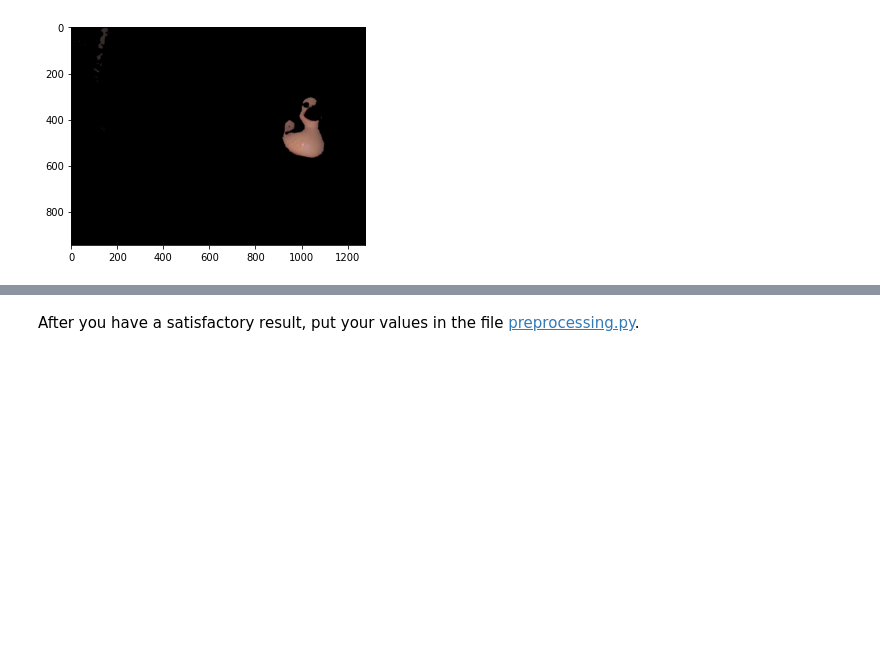
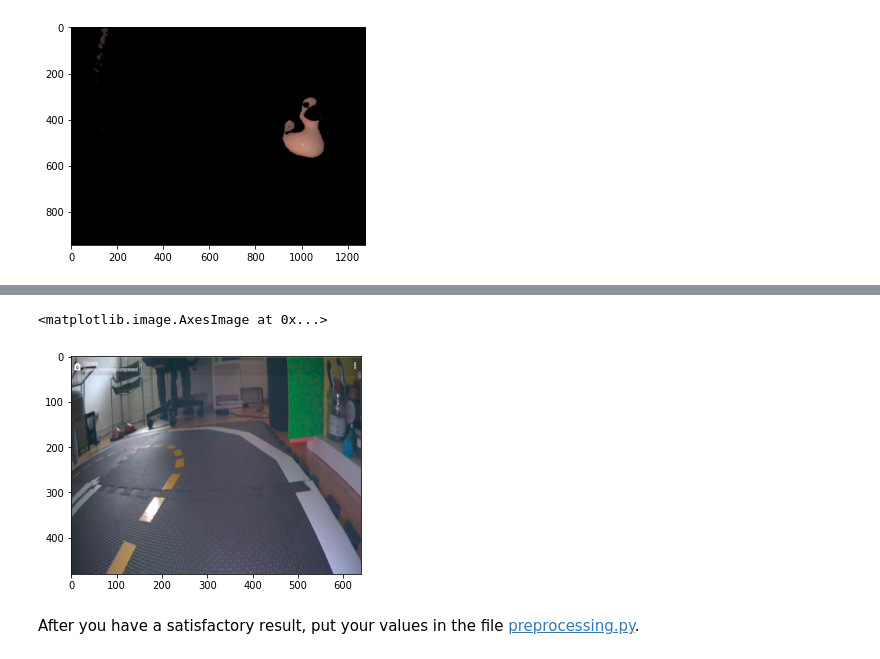
Before and after one commit to MikeS96/mooc-exercises, a Jupyter notebook: braitenberg/solution/braitenberg02.ipynb, the cells around one changed output, grey strips where cells are left out. Cells and saved outputs as stored; diff of their text form; code cells hidden in the pictures; blank space fills up the shorter version.

```diff
--- a/braitenberg/solution/braitenberg02.ipynb
+++ b/braitenberg/solution/braitenberg02.ipynb
@@ -127,3 +143,8 @@ imshow(masked);
+# %%
+imshow(image)
+# %% [output]
+<matplotlib.image.AxesImage at 0x...>
+[figure, added]
 # %% [markdown]
 After you have a satisfactory result, put your values in the file [preprocessing.py](./preprocessing.py).
 # %% [markdown]
```
Also changed, not shown: parts of 1 cell of this notebook, 26 other files.
